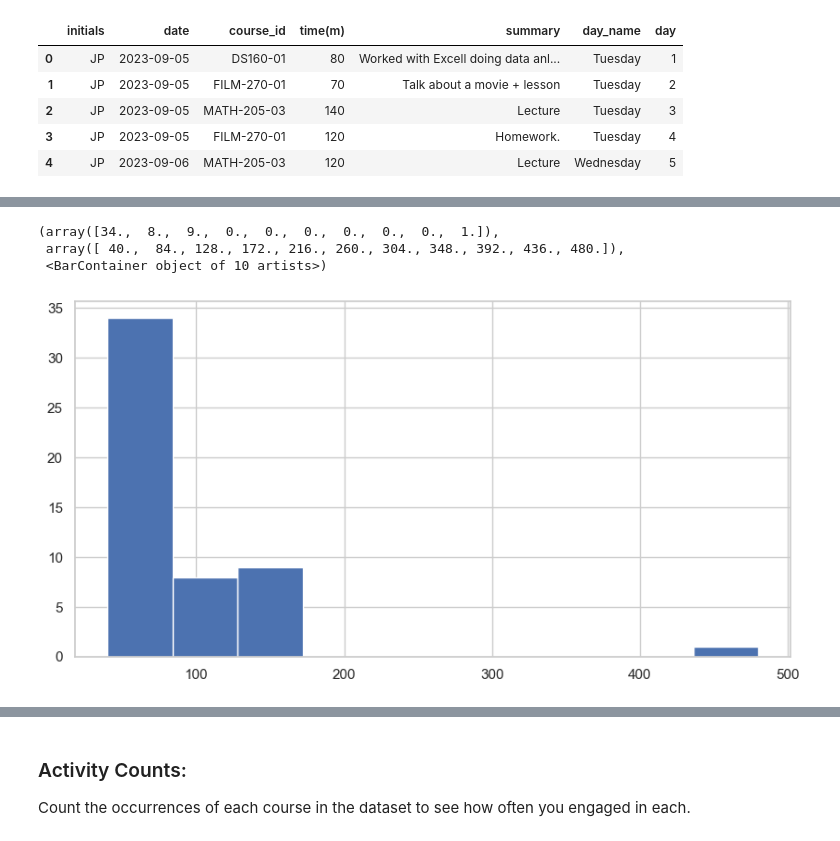
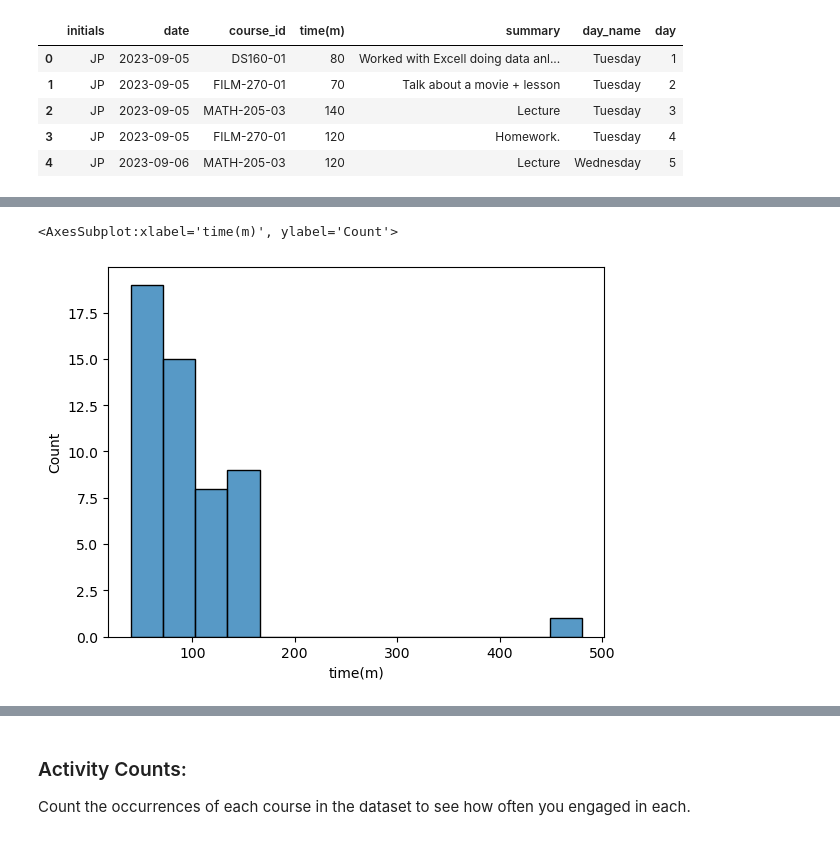
Before and after one commit to ToshiroHJJZ/JP_Timesheet_Project, a Jupyter notebook: Assignment- Time tracking - JP.ipynb, the cells around one changed output, grey strips where cells are left out. Drawn from its saved outputs; the diff is of its cells as text; code cells hidden in the pictures.

```diff
--- a/Assignment- Time tracking - JP.ipynb
+++ b/Assignment- Time tracking - JP.ipynb
@@ -121,9 +125,7 @@ df.head()
 2. Create a  bar chart to visually represent the distribution of time spent on different courses and comment on the course you spent most and least time
 ![image-3.png](attachment:image-3.png)
 # %%
-plt.hist(df['time(m)'])
+sns.histplot(x =df['time(m)'])
 # %% [output]
-(array([34.,  8.,  9.,  0.,  0.,  0.,  0.,  0.,  0.,  1.]),
- array([ 40.,  84., 128., 172., 216., 260., 304., 348., 392., 436., 480.]),
- <BarContainer object of 10 artists>)
+<AxesSubplot:xlabel='time(m)', ylabel='Count'>
-[figure, old version]
+[figure, new version]
```
Also changed, not shown: parts of 3 cells of this notebook.
